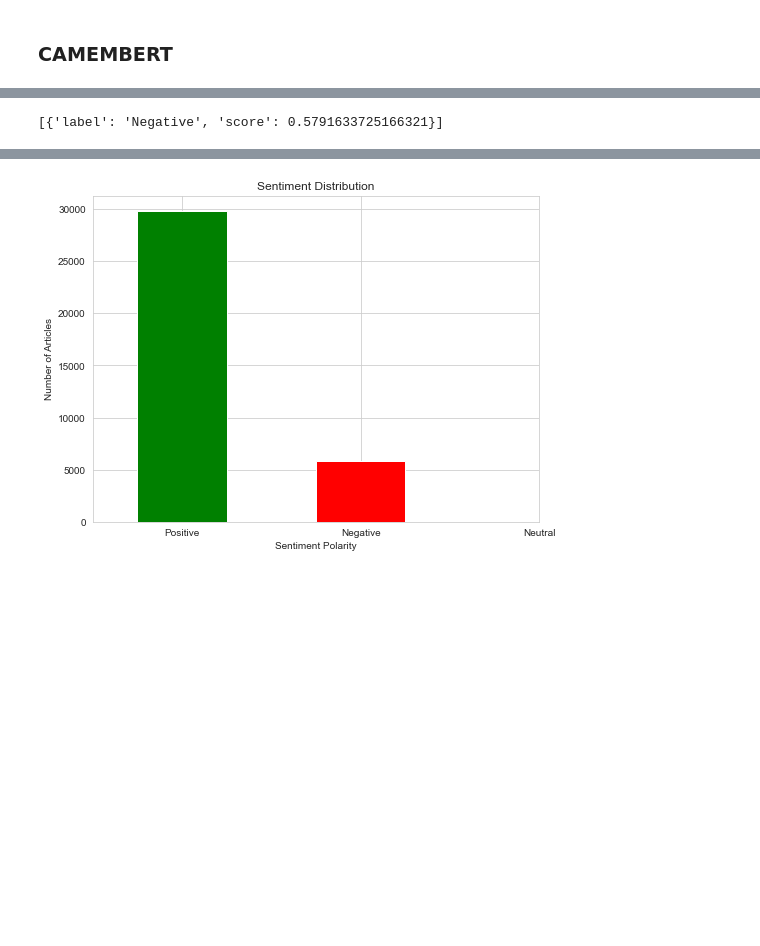
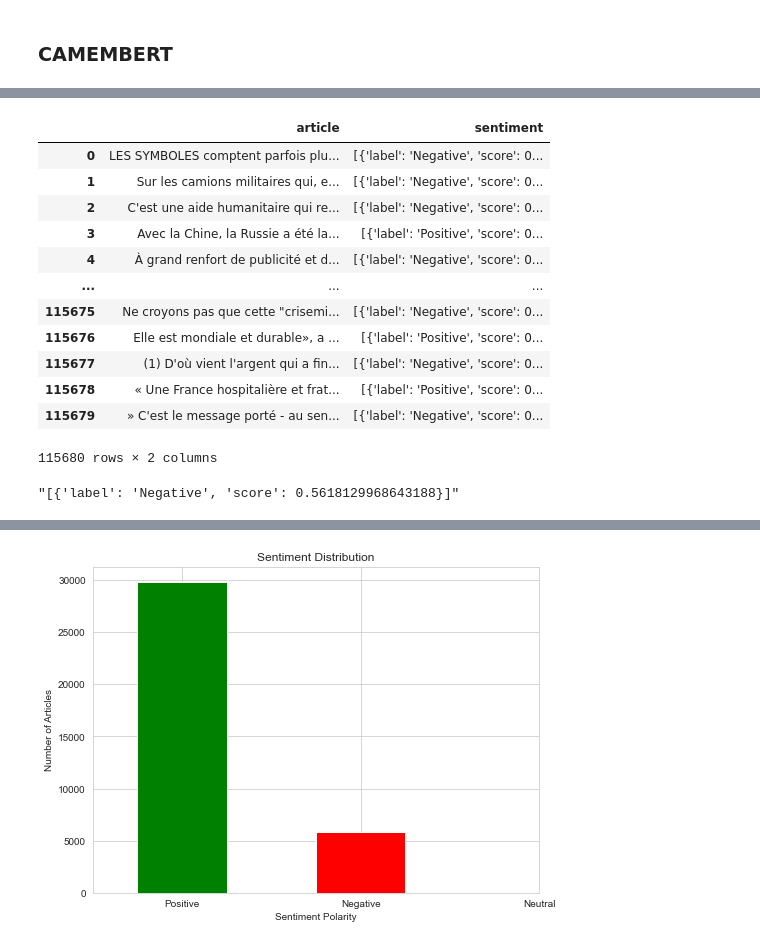
Before and after one commit to cmllbll/Projet_DSSS_2023, a Jupyter notebook: Sentiment Analysis.ipynb, the cells around one changed output, grey strips where cells are left out. Cells and saved outputs as stored; diff of their text form; code cells hidden in the pictures; blank space fills up the shorter version.

```diff
--- a/Sentiment Analysis.ipynb
+++ b/Sentiment Analysis.ipynb
@@ -141,0 +110,2 @@ sentiment_df
+# %%
+sentiment_df = pd.DataFrame(pd.read_excel("sentiment_data.xlsx", index_col = 0))
@@ -142,9 +129,26 @@ sentiment_df
+# %%
+sentiment_df= sentiment_df.reset_index()
+sentiment_df
+# %% [output]
+|  | article | sentiment |
+| 0 | LES SYMBOLES comptent parfois plu... | [{'label': 'Negative', 'score': 0... |
+| 1 | Sur les camions militaires qui, e... | [{'label': 'Negative', 'score': 0... |
+| 2 | C'est une aide humanitaire qui re... | [{'label': 'Negative', 'score': 0... |
+| 3 | Avec la Chine, la Russie a été la... | [{'label': 'Positive', 'score': 0... |
+| 4 | À grand renfort de publicité et d... | [{'label': 'Negative', 'score': 0... |
+| ... | ... | ... |
+| 115675 | Ne croyons pas que cette "crisemi... | [{'label': 'Negative', 'score': 0... |
+| 115676 | Elle est mondiale et durable», a ... | [{'label': 'Positive', 'score': 0... |
+| 115677 | (1) D'où vient l'argent qui a fin... | [{'label': 'Negative', 'score': 0... |
+| 115678 | « Une France hospitalière et frat... | [{'label': 'Positive', 'score': 0... |
+| 115679 | » C'est le message porté - au sen... | [{'label': 'Negative', 'score': 0... |
+115680 rows × 2 columns
 # %%
 sentiment_df = sentiment_df.rename(columns={'article': 'Titre'})
 # %%
 sentiment_df['sentiment'] [1]
 # %% [output]
-[{'label': 'Negative', 'score': 0.5791633725166321}]
+"[{'label': 'Negative', 'score': 0.5618129968643188}]"
 # %%
 # Function to get sentiment polarity
 def get_sentiment_polarity(sentiment):
```
Also changed, not shown: parts of 10 cells of this notebook.
